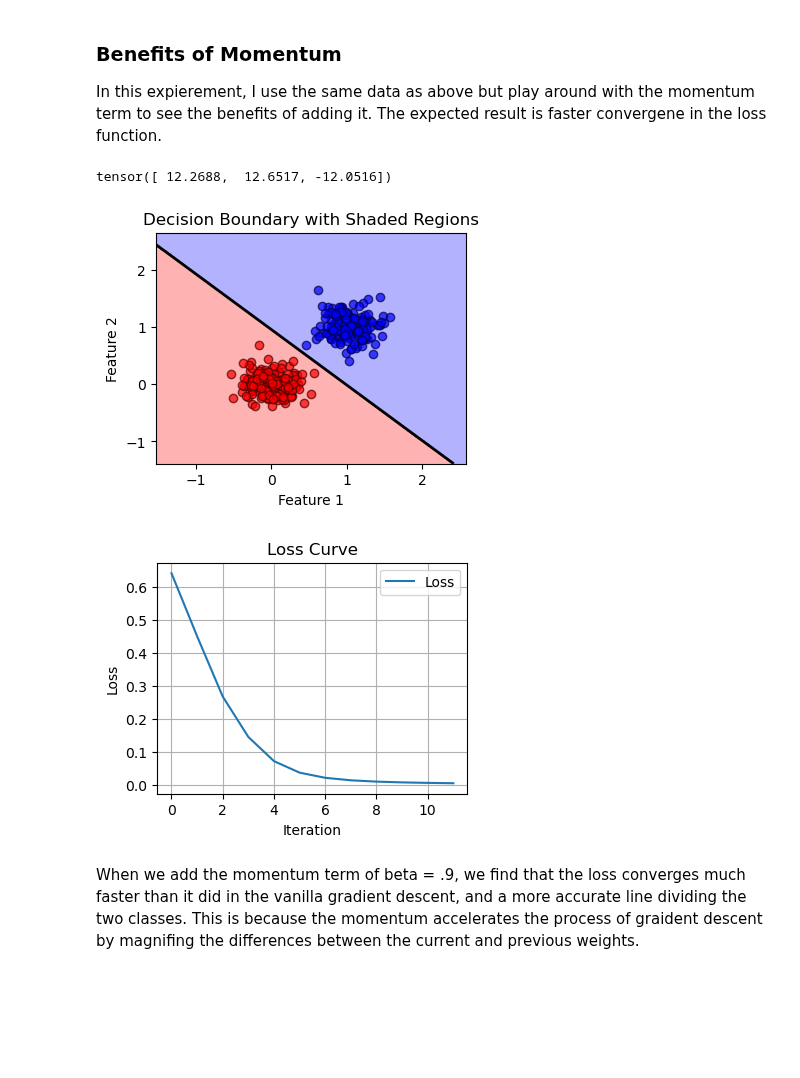
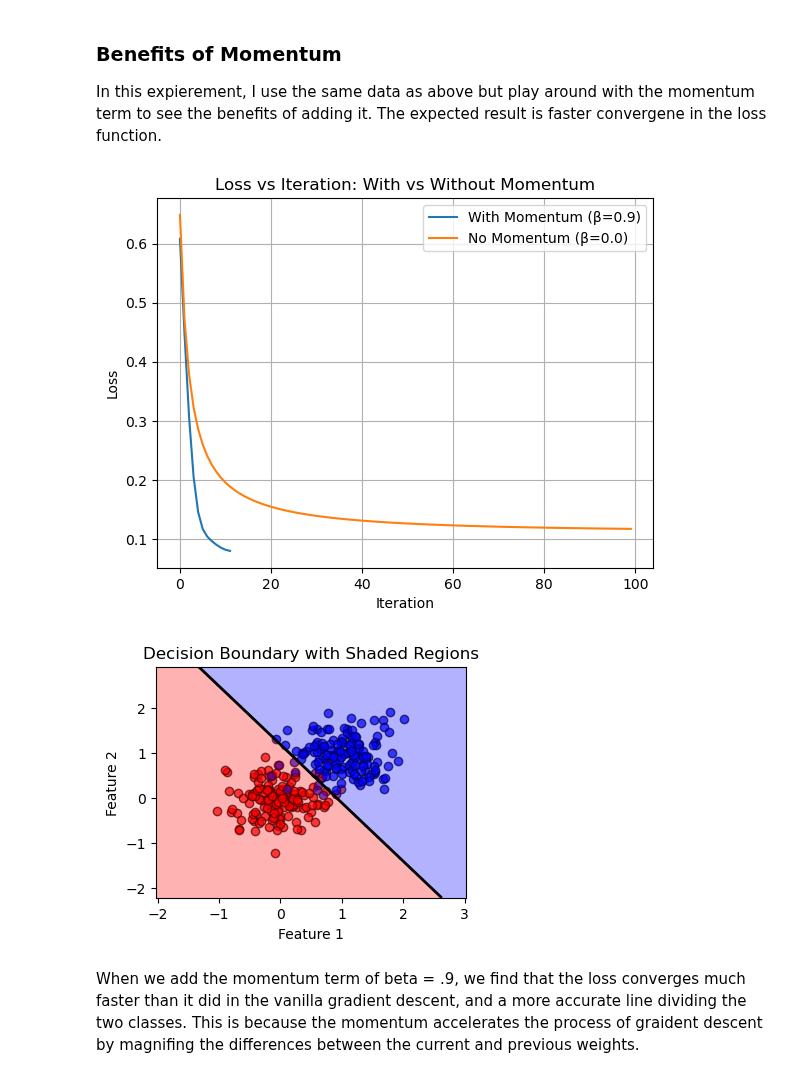
Before and after one commit to ctkatz/ctkatz.github.io, a Jupyter notebook: posts/blog-7/blog-7.ipynb, the cells around one changed output. Saved outputs shown, nothing was run; the diff lists cells and outputs as text; code cells hidden in the pictures; blank space fills up the shorter version.

```diff
--- a/posts/blog-7/blog-7.ipynb
+++ b/posts/blog-7/blog-7.ipynb
@@ -132,36 +134,46 @@ Here, we observe a weight vector that converges properly, dividing the data at a
 ### Benefits of Momentum
 
 In this expierement, I use the same data as above but play around with the momentum term to see the benefits of adding it. The expected result is faster convergene in the loss function.
-# %%
-LR = LogisticRegression()
-opt = GradientDescentOptimizer(LR)
-
-X, y = classification_data(n_points = 300, noise = 0.2 ,p_dims =2)
-
-
-## Benefits of momentum
-import numpy as np
-import matplotlib.pyplot as plt
-import torch
-
-loss_vec = []
-# Create figure for plotting decision boundary
-
-# Run gradient descent
-for i in range(100):
-    loss = LR.loss(X, y)
-    loss_vec.append(loss.item())  # Store the loss for plotting
-    # Perform one step of gradient descent
-    opt.step(X, y, alpha=0.01, beta=.9)
-w= LR.w
-print(LR.w)
-
-plot_decision_boundary(X, y, w)
-plot_loss(loss_vec)
-# %% [output]
-tensor([ 12.2688,  12.6517, -12.0516])
-[figure, removed]
-[figure, removed]
+# %%
+LR = LogisticRegression()
+opt = GradientDescentOptimizer(LR)
+
+X, y = classification_data(n_points = 300, noise = 0.4 ,p_dims =2)
+
+#benefits of momentum
+loss_vec_mom = []
+for i in range(100):
+    loss = LR.loss(X, y)
+    loss_vec_mom.append(loss.item())
+    opt.step(X, y, alpha=0.01, beta=0.9)
+
+w_mom = LR.w
+
+LR = LogisticRegression()
+opt = GradientDescentOptimizer(LR)
+
+X, y = classification_data(n_points = 300, noise = 0.4 ,p_dims =2)
+
+loss_vec_nomom = []
+for i in range(100):
+    loss = LR.loss(X, y)
+    loss_vec_nomom.append(loss.item())
+    opt.step(X, y, alpha=0.01, beta=0)
+
+# Plotting
+plt.plot(loss_vec_mom, label="With Momentum (β=0.9)")
+plt.plot(loss_vec_nomom, label="No Momentum (β=0.0)")
+plt.xlabel("Iteration")
+plt.ylabel("Loss")
+plt.title("Loss vs Iteration: With vs Without Momentum")
+plt.legend()
+plt.grid(True)
+plt.show()
+
+plot_decision_boundary(X, y, w)
+# %% [output]
+[figure, added]
+[figure, added]
 # %% [markdown]
 When we add the momentum term of beta = .9, we find that the loss converges much faster than it did in the vanilla gradient descent, and a more accurate line dividing the two classes. This is because the momentum accelerates the process of graident descent by magnifing the differences between the current and previous weights.
 # %% [markdown]
```
Also changed, not shown: parts of 5 cells of this notebook, 31 other files.
